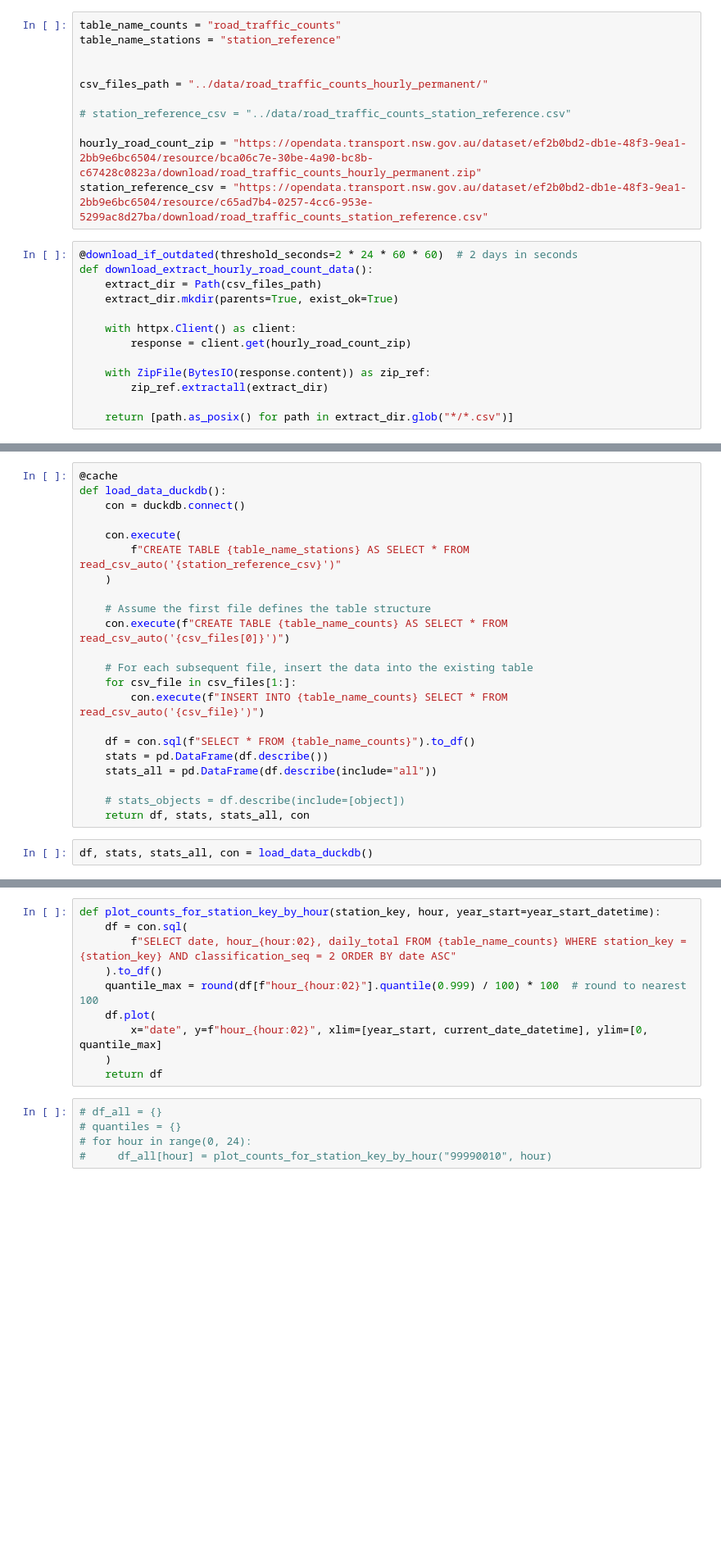
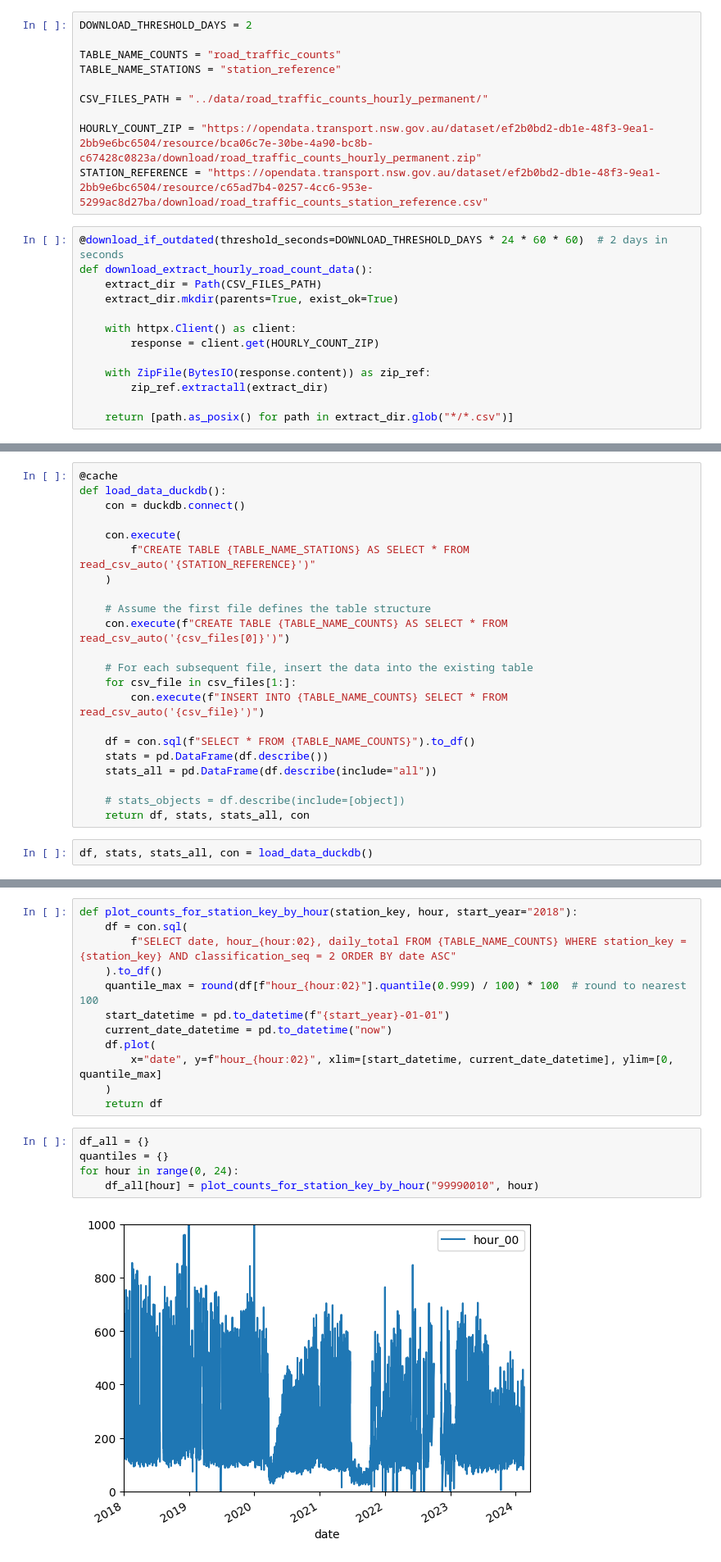
Before and after one commit to DataBooth/victoria-road, a Jupyter notebook: notebooks/initial_explore.ipynb, the cells around one changed output, grey strips where cells are left out. Shown at 82% size. Drawn from its saved outputs; the diff is of its cells as text; blank space fills up the shorter version.

Commit message:
In reasonable order - move to app

```diff
--- a/notebooks/initial_explore.ipynb
+++ b/notebooks/initial_explore.ipynb
@@ -42,24 +45,23 @@ def download_if_outdated(threshold_seconds):
 
     return decorator
 # %%
-table_name_counts = "road_traffic_counts"
-table_name_stations = "station_reference"
+DOWNLOAD_THRESHOLD_DAYS = 2
 
+TABLE_NAME_COUNTS = "road_traffic_counts"
+TABLE_NAME_STATIONS = "station_reference"
 
-csv_files_path = "../data/road_traffic_counts_hourly_permanent/"
+CSV_FILES_PATH = "../data/road_traffic_counts_hourly_permanent/"
 
-# station_reference_csv = "../data/road_traffic_counts_station_reference.csv"
-
-hourly_road_count_zip = "https://opendata.transport.nsw.gov.au/dataset/ef2b0bd2-db1e-48f3-9ea1-2bb9e6bc6504/resource/bca06c7e-30be-4a90-bc8b-c67428c0823a/download/road_traffic_counts_hourly_permanent.zip"
-station_reference_csv = "https://opendata.transport.nsw.gov.au/dataset/ef2b0bd2-db1e-48f3-9ea1-2bb9e6bc6504/resource/c65ad7b4-0257-4cc6-953e-5299ac8d27ba/download/road_traffic_counts_station_reference.csv"
+HOURLY_COUNT_ZIP = "https://opendata.transport.nsw.gov.au/dataset/ef2b0bd2-db1e-48f3-9ea1-2bb9e6bc6504/resource/bca06c7e-30be-4a90-bc8b-c67428c0823a/download/road_traffic_counts_hourly_permanent.zip"
+STATION_REFERENCE = "https://opendata.transport.nsw.gov.au/dataset/ef2b0bd2-db1e-48f3-9ea1-2bb9e6bc6504/resource/c65ad7b4-0257-4cc6-953e-5299ac8d27ba/download/road_traffic_counts_station_reference.csv"
 # %%
-@download_if_outdated(threshold_seconds=2 * 24 * 60 * 60)  # 2 days in seconds
+@download_if_outdated(threshold_seconds=DOWNLOAD_THRESHOLD_DAYS * 24 * 60 * 60)  # 2 days in seconds
 def download_extract_hourly_road_count_data():
-    extract_dir = Path(csv_files_path)
+    extract_dir = Path(CSV_FILES_PATH)
     extract_dir.mkdir(parents=True, exist_ok=True)
 
     with httpx.Client() as client:
-        response = client.get(hourly_road_count_zip)
+        response = client.get(HOURLY_COUNT_ZIP)
 
     with ZipFile(BytesIO(response.content)) as zip_ref:
         zip_ref.extractall(extract_dir)
@@ -73,17 +77,17 @@ def load_data_duckdb():
     con = duckdb.connect()
 
     con.execute(
-        f"CREATE TABLE {table_name_stations} AS SELECT * FROM read_csv_auto('{station_reference_csv}')"
+        f"CREATE TABLE {TABLE_NAME_STATIONS} AS SELECT * FROM read_csv_auto('{STATION_REFERENCE}')"
     )
 
     # Assume the first file defines the table structure
-    con.execute(f"CREATE TABLE {table_name_counts} AS SELECT * FROM read_csv_auto('{csv_files[0]}')")
+    con.execute(f"CREATE TABLE {TABLE_NAME_COUNTS} AS SELECT * FROM read_csv_auto('{csv_files[0]}')")
 
     # For each subsequent file, insert the data into the existing table
     for csv_file in csv_files[1:]:
-        con.execute(f"INSERT INTO {table_name_counts} SELECT * FROM read_csv_auto('{csv_file}')")
+        con.execute(f"INSERT INTO {TABLE_NAME_COUNTS} SELECT * FROM read_csv_auto('{csv_file}')")
 
-    df = con.sql(f"SELECT * FROM {table_name_counts}").to_df()
+    df = con.sql(f"SELECT * FROM {TABLE_NAME_COUNTS}").to_df()
     stats = pd.DataFrame(df.describe())
     stats_all = pd.DataFrame(df.describe(include="all"))
 
@@ -132,15 +137,19 @@ current_date_datetime = pd.to_datetime("now")
 # %%
-def plot_counts_for_station_key_by_hour(station_key, hour, year_start=year_start_datetime):
+def plot_counts_for_station_key_by_hour(station_key, hour, start_year="2018"):
     df = con.sql(
-        f"SELECT date, hour_{hour:02}, daily_total FROM {table_name_counts} WHERE station_key = {station_key} AND classification_seq = 2 ORDER BY date ASC"
+        f"SELECT date, hour_{hour:02}, daily_total FROM {TABLE_NAME_COUNTS} WHERE station_key = {station_key} AND classification_seq = 2 ORDER BY date ASC"
     ).to_df()
     quantile_max = round(df[f"hour_{hour:02}"].quantile(0.999) / 100) * 100  # round to nearest 100
+    start_datetime = pd.to_datetime(f"{start_year}-01-01")
+    current_date_datetime = pd.to_datetime("now")
     df.plot(
-        x="date", y=f"hour_{hour:02}", xlim=[year_start, current_date_datetime], ylim=[0, quantile_max]
+        x="date", y=f"hour_{hour:02}", xlim=[start_datetime, current_date_datetime], ylim=[0, quantile_max]
     )
     return df
 # %%
-# df_all = {}
-# quantiles = {}
-# for hour in range(0, 24):
-#     df_all[hour] = plot_counts_for_station_key_by_hour("99990010", hour)
+df_all = {}
+quantiles = {}
+for hour in range(0, 24):
+    df_all[hour] = plot_counts_for_station_key_by_hour("99990010", hour)
+# %% [output]
+[figure, added]
```
Also changed, not shown: parts of 22 cells of this notebook.
